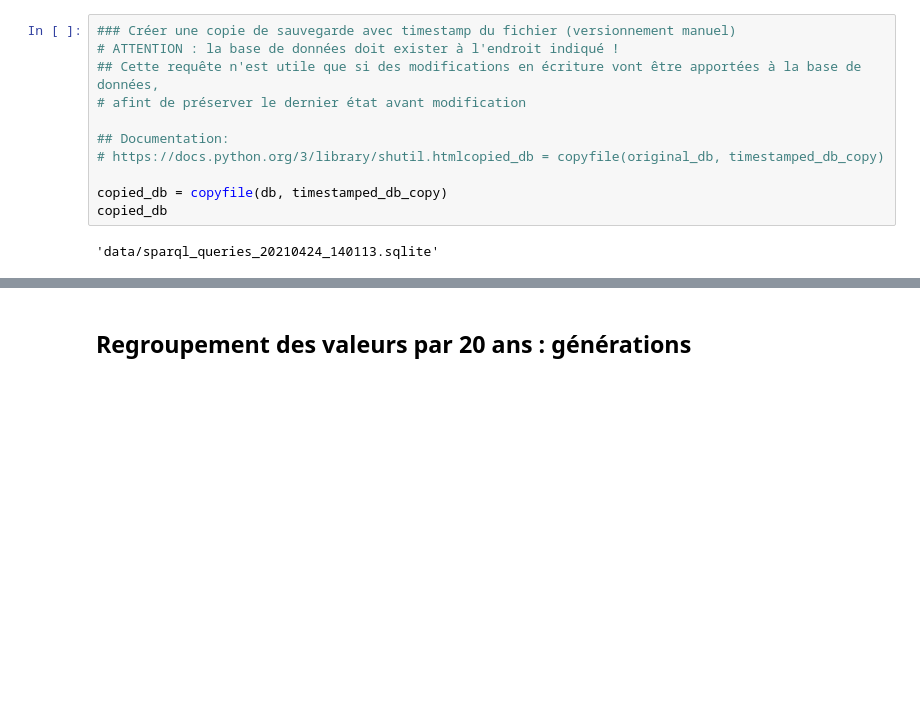
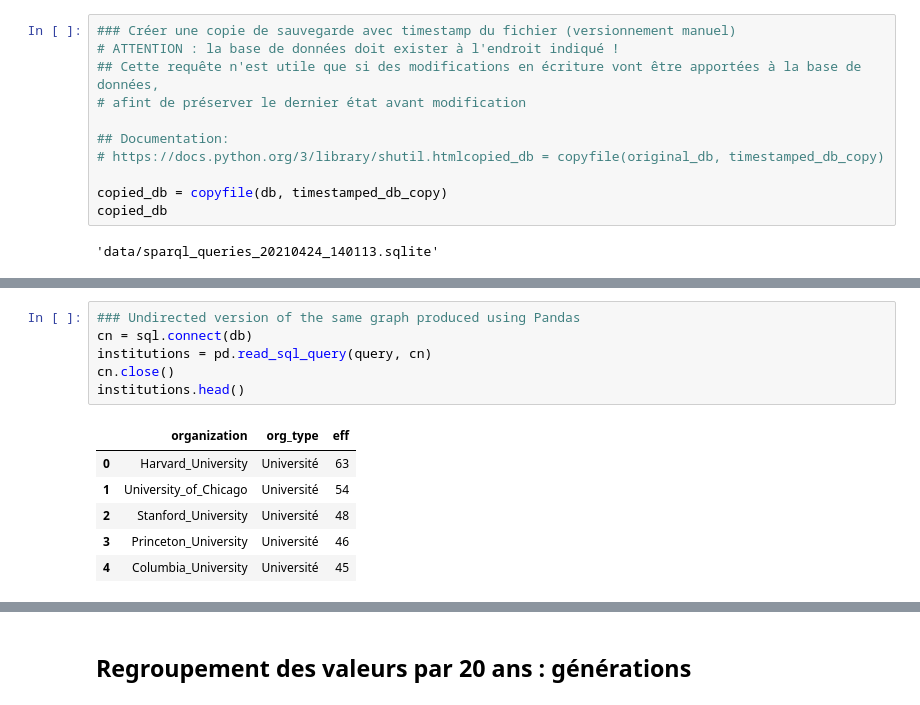
Before and after one commit to Sciences-historiques-numeriques/histoire_numerique, a Jupyter notebook: sparql/dbpedia_comparaison_variables_qualitatives.ipynb, the cells around one changed output, grey strips where cells are left out. Cells and saved outputs as stored; diff of their text form; blank space fills up the shorter version.

```diff
--- a/sparql/dbpedia_comparaison_variables_qualitatives.ipynb
+++ b/sparql/dbpedia_comparaison_variables_qualitatives.ipynb
@@ -76,0 +141,13 @@ copied_db
+# %%
+### Undirected version of the same graph produced using Pandas
+cn = sql.connect(db)
+institutions = pd.read_sql_query(query, cn)
+cn.close()
+institutions.head()
+# %% [output]
+|  | organization | org_type | eff |
+| 0 | Harvard_University | Université | 63 |
+| 1 | University_of_Chicago | Université | 54 |
+| 2 | Stanford_University | Université | 48 |
+| 3 | Princeton_University | Université | 46 |
+| 4 | Columbia_University | Université | 45 |
```
Also changed, not shown: parts of 8 cells of this notebook, 7 other files.
